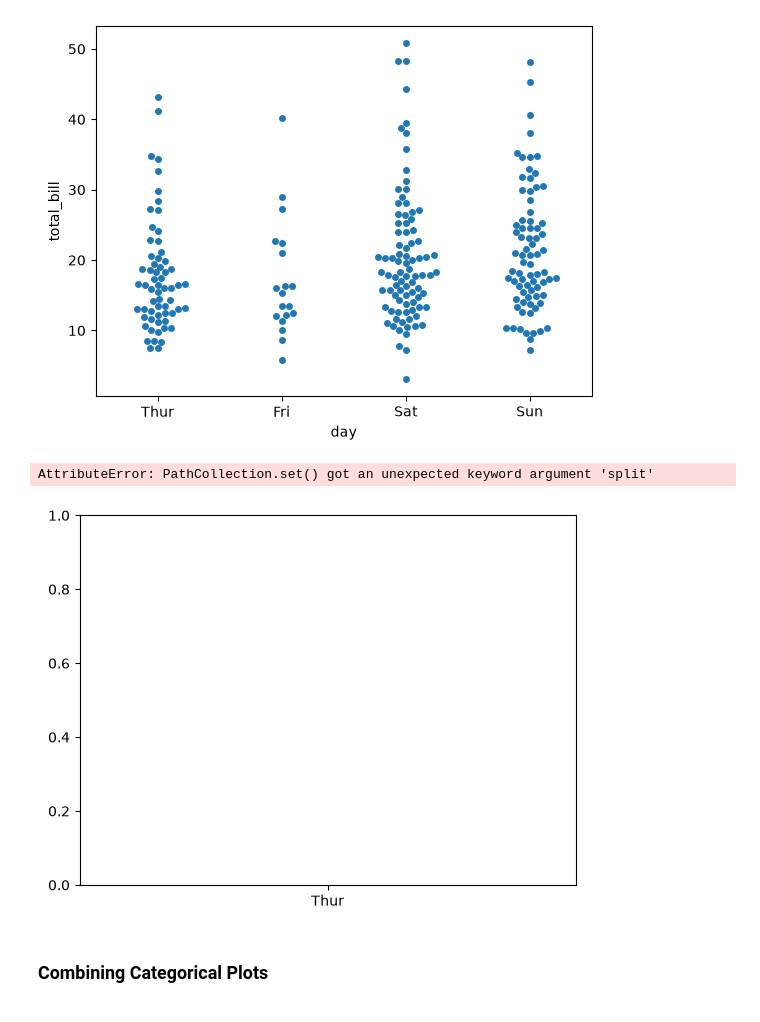
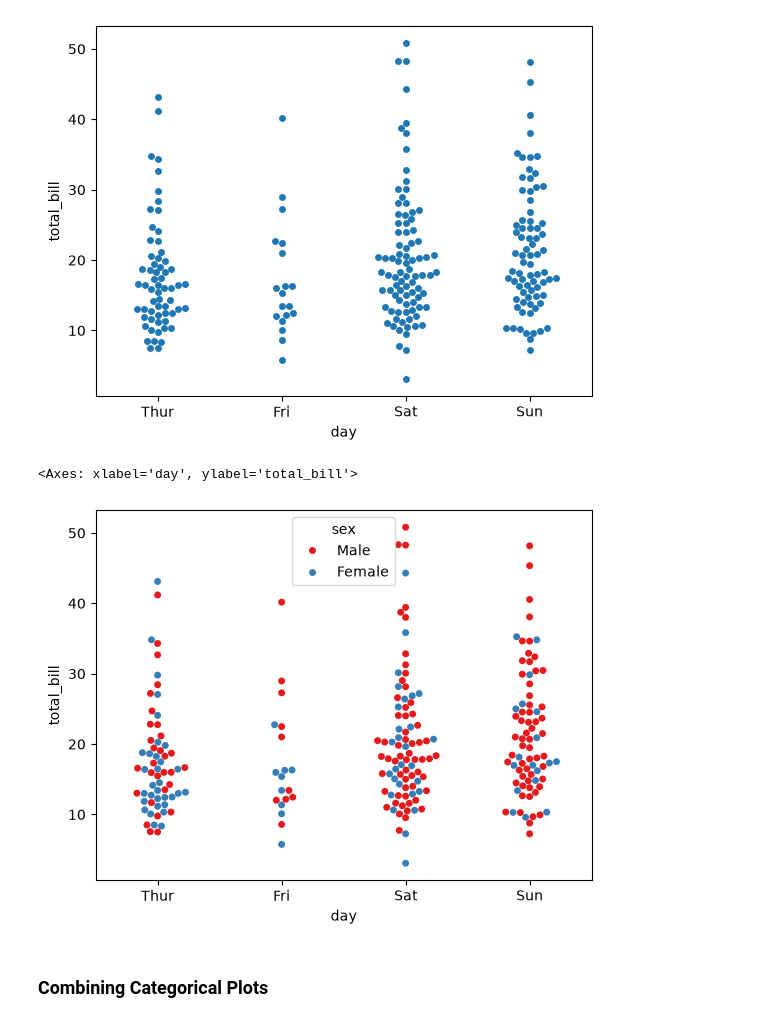
Before and after one commit to LeoLindqvist123/Python-for-Data-Science-and-Machine-Learning-Bootcamp, a Jupyter notebook: 06-Data-Visualization-with-Seaborn/02-Categorical Plots.ipynb, the cells around one changed output. Saved outputs shown, nothing was run; the diff lists cells and outputs as text; code cells hidden in the pictures.

```diff
--- a/06-Data-Visualization-with-Seaborn/02-Categorical Plots.ipynb
+++ b/06-Data-Visualization-with-Seaborn/02-Categorical Plots.ipynb
@@ -137,10 +137,10 @@ sns.swarmplot(x="day", y="total_bill", data=tips)
 <Axes: xlabel='day', ylabel='total_bill'>
 [figure]
 # %%
-sns.swarmplot(x="day", y="total_bill",hue='sex',data=tips, palette="Set1", split=True)
+sns.swarmplot(x="day", y="total_bill",hue='sex',data=tips, palette="Set1")
 # %% [output]
-AttributeError: PathCollection.set() got an unexpected keyword argument 'split'
+<Axes: xlabel='day', ylabel='total_bill'>
-[figure, old version]
+[figure, new version]
 # %% [markdown]
 ### Combining Categorical Plots
 # %%
```
